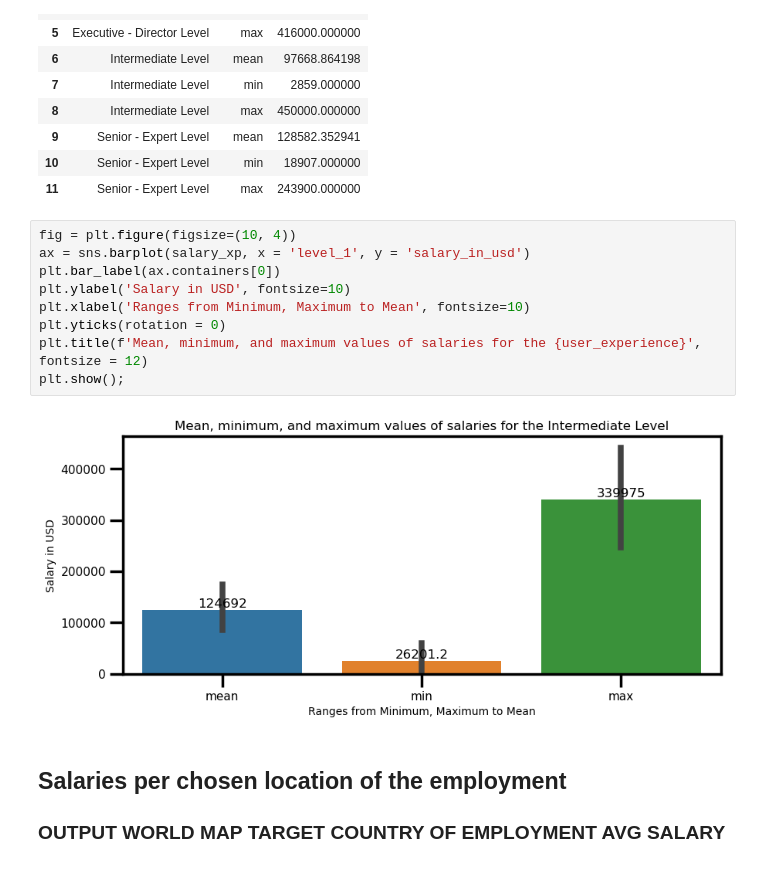
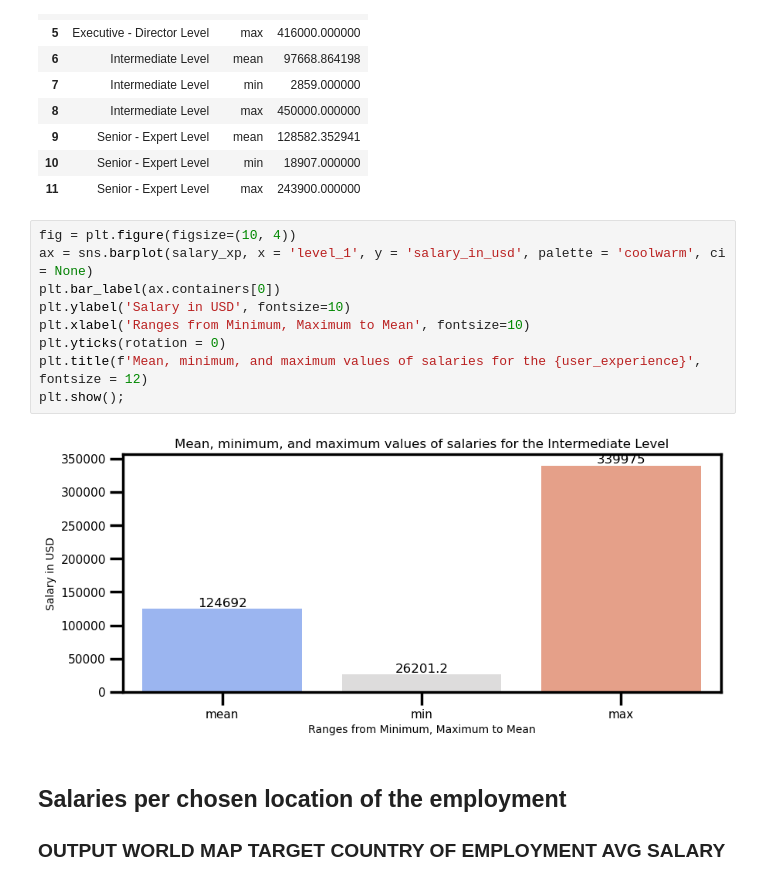
Before and after one commit to adzict/data_science_salaries, a Jupyter notebook: Data Science Salaries Dataset Exploration.ipynb, the cells around one changed output. Cells and saved outputs as stored; diff of their text form.

```diff
--- a/Data Science Salaries Dataset Exploration.ipynb
+++ b/Data Science Salaries Dataset Exploration.ipynb
@@ -420,15 +420,15 @@ salary_xp = user_domain_df.groupby('experience_level').agg({'salary_in_usd': ['m
 | 11 | Senior - Expert Level | max | 243900.000000 |
 # %%
 fig = plt.figure(figsize=(10, 4))
-ax = sns.barplot(salary_xp, x = 'level_1', y = 'salary_in_usd')
+ax = sns.barplot(salary_xp, x = 'level_1', y = 'salary_in_usd', palette = 'coolwarm', ci = None)
 plt.bar_label(ax.containers[0])
 plt.ylabel('Salary in USD', fontsize=10)
 plt.xlabel('Ranges from Minimum, Maximum to Mean', fontsize=10)
 plt.yticks(rotation = 0)
 plt.title(f'Mean, minimum, and maximum values of salaries for the {user_experience}', fontsize = 12)
 plt.show();
 # %% [output]
-[figure, old version]
+[figure, new version]
 # %% [markdown]
 ## Salaries per chosen location of the employment
 
```
Also changed, not shown: parts of 1 cell of this notebook, 1 other file.
